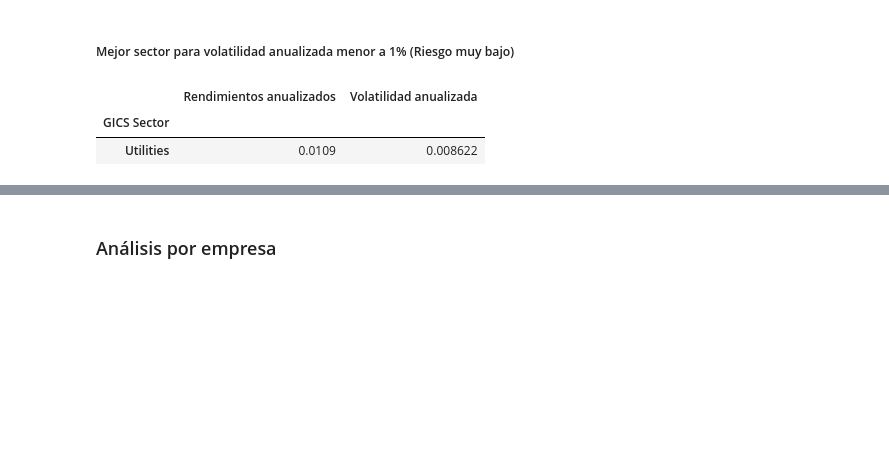
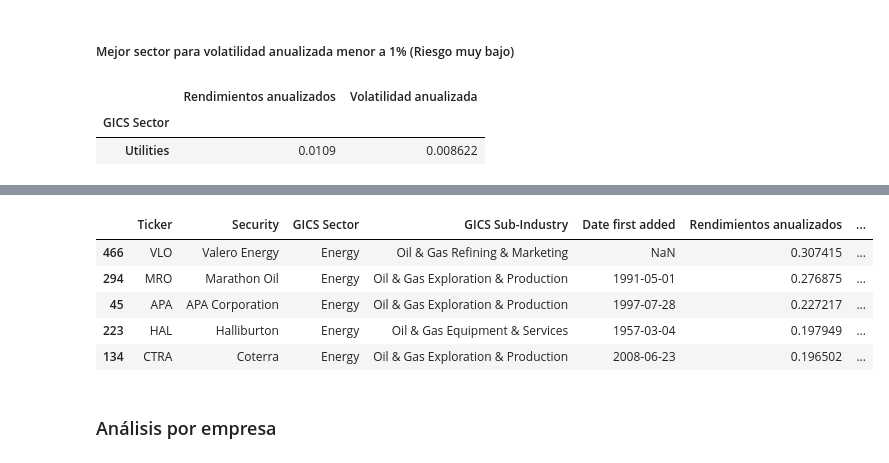
Before and after one commit to Martin17Arg/DS-PI-ProyectoIndividual, a Jupyter notebook: PI_02/proyecto/Informe.ipynb, the cells around one changed output, grey strips where cells are left out. Saved outputs shown, nothing was run; the diff lists cells and outputs as text; code cells hidden in the pictures; blank space fills up the shorter version.

```diff
--- a/PI_02/proyecto/Informe.ipynb
+++ b/PI_02/proyecto/Informe.ipynb
@@ -223,3 +229,12 @@ sectores[mask].sort_values(by="Rendimientos anualizados", ascending = False).hea
+# %%
+tickers[tickers['GICS Sector'] == 'Energy'].sort_values(by='Rendimientos anualizados',ascending = False).head()
+# %% [output]
+|  | Ticker | Security | GICS Sector | GICS Sub-Industry | Date first added | Rendimientos anualizados | ... |
+| 466 | VLO | Valero Energy | Energy | Oil & Gas Refining & Marketing | NaN | 0.307415 | ... |
+| 294 | MRO | Marathon Oil | Energy | Oil & Gas Exploration & Production | 1991-05-01 | 0.276875 | ... |
+| 45 | APA | APA Corporation | Energy | Oil & Gas Exploration & Production | 1997-07-28 | 0.227217 | ... |
+| 223 | HAL | Halliburton | Energy | Oil & Gas Equipment & Services | 1957-03-04 | 0.197949 | ... |
+| 134 | CTRA | Coterra | Energy | Oil & Gas Exploration & Production | 2008-06-23 | 0.196502 | ... |
 # %% [markdown]
 ### Análisis por empresa
 # %%
```
Also changed, not shown: parts of 2 cells of this notebook, 2 other files.
